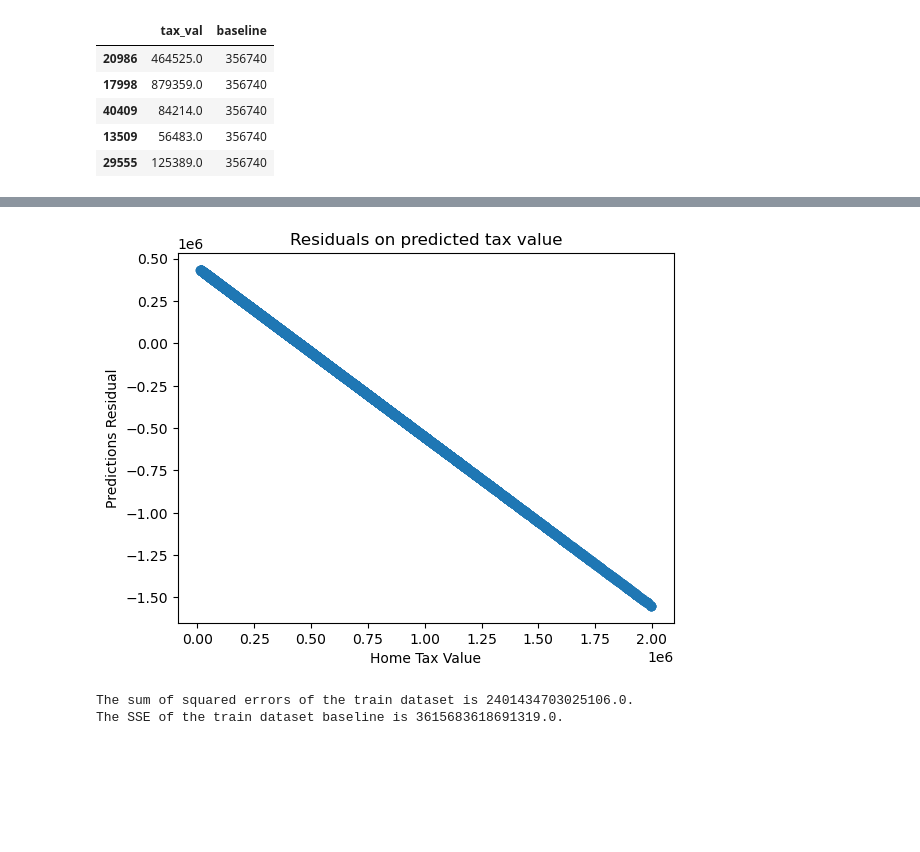
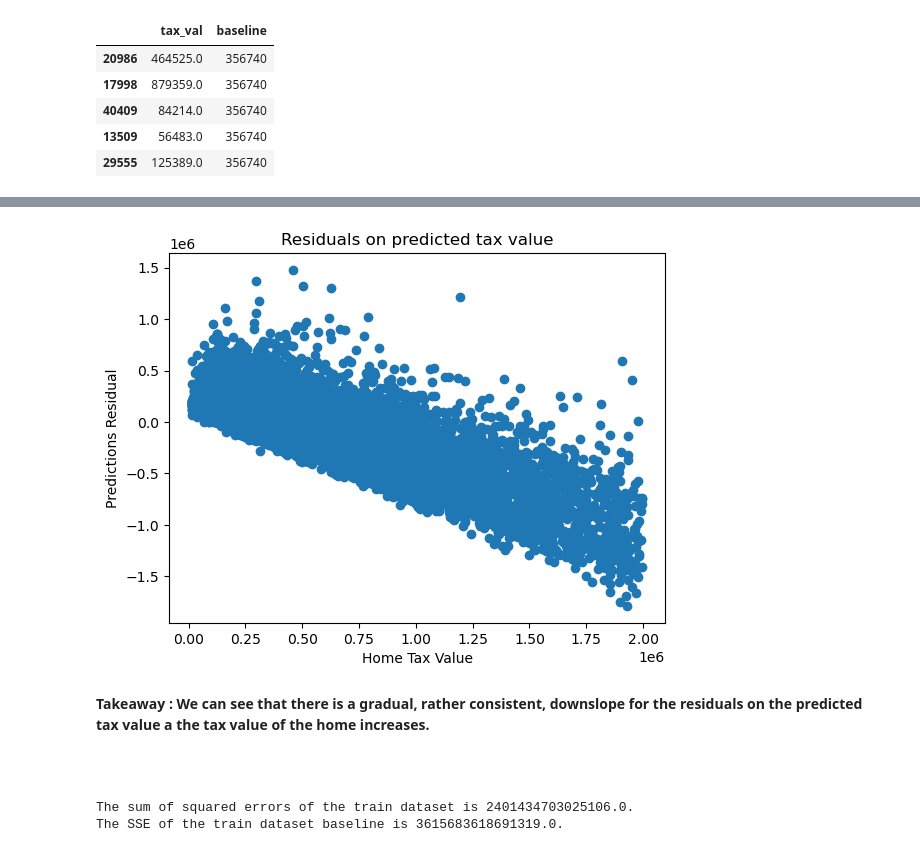
Before and after one commit to MagdalenaRahn/project_2_regression_zillow, a Jupyter notebook: project_2_zillow_preparation_workbook.ipynb, the cells around one changed output, grey strips where cells are left out. Saved outputs shown, nothing was run; the diff lists cells and outputs as text; code cells hidden in the pictures; blank space fills up the shorter version.

Commit message:
updated project files

```diff
--- a/project_2_zillow_preparation_workbook.ipynb
+++ b/project_2_zillow_preparation_workbook.ipynb
@@ -43,6 +43,10 @@ warnings.filterwarnings("ignore")
 # %%
-# obtaining the prepared Telco dataset.
+# # obtaining the prepared ZILLOW 2017 dataset.
 
-zil = project_2_acquire_zillow_function.get_zillow_2017_data(env.sql_connexion)
+# zil = project_2_acquire_zillow_function.get_zillow_2017_data(env.sql_connexion)
 
-zil.head()
+# zil.head()
+
+# importing as .csv
+
+zil = pd.read_csv('zillow_sfh_2017_sold.csv')
@@ -161,7 +161,7 @@ zil.shape
 # %%
 # dropping unneeded columns 'parcel_id' and 'date_sold'
 
-zil = zil.drop(columns = ['parcelid', 'date_sold'], axis = 0)
+zil = zil.drop(columns = ['parcelid', 'date_sold', 'Unnamed: 0'], axis = 0)
 zil.head()
 # %% [output]
 |  | num_ba | num_br | total_sqft | county_fips | tax_val |
@@ -780,7 +825,7 @@ train['baseline'] = baseline
 # %%
 # calculating the residuals, to detrmine how far the baseline is from the actual
 
-train['residual'] = train['yhat'] - train['tax_val']
+train['yhat_residual'] = train['yhat'] - train['tax_val']
 train['baseline_res'] = train['yhat_baseline'] - train['tax_val']
 
 train.head()
@@ -794,14 +839,18 @@ train.head()
 # %%
 ## make a scatter plot of the model's prediction on the actual tax value in relation to the predicted
 
-plt.scatter(x = train['tax_val'], y = train['baseline_res'])
+plt.scatter(x = train['tax_val'], y = train['yhat_residual'])
 
 plt.xlabel('Home Tax Value')
 plt.ylabel('Predictions Residual')
 plt.title('Residuals on predicted tax value')
 plt.show()
 # %% [output]
-[figure, old version]
+[figure, new version]
+# %% [markdown]
+**Takeaway : We can see that there is a gradual, rather consistent, downslope for the residuals on the predicted tax value a the tax value of the home increases.**
+# %% [markdown]
+ &emsp;
 # %%
 # compute the Sum of Squared Errors (multiplying by the number of entries in the DF)
 
```
Also changed, not shown: parts of 108 cells of this notebook, 3 other files.
